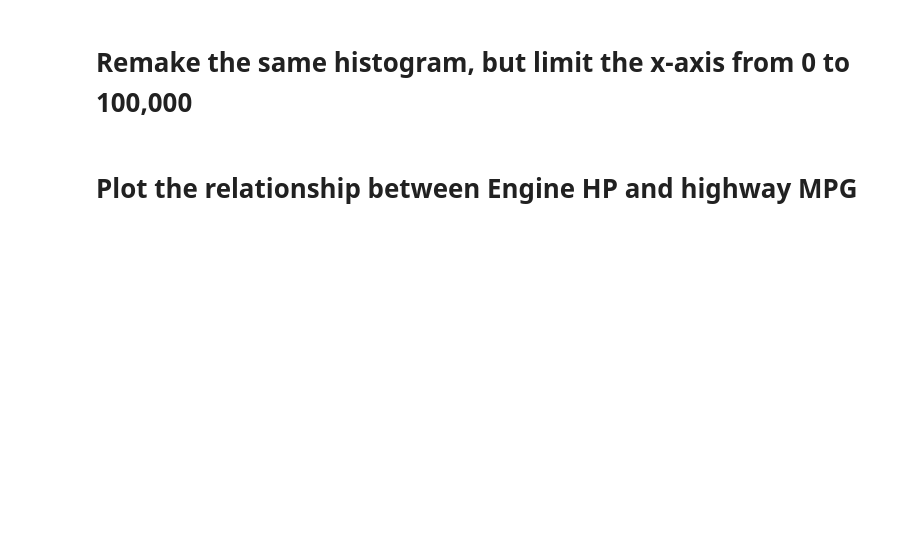
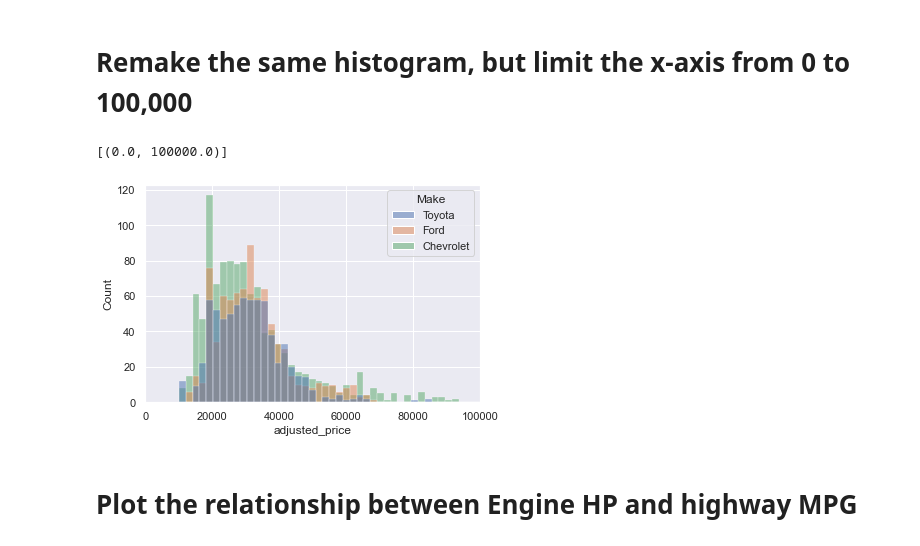
Before and after one commit to deepankarck2/2022-fall-data-science, a Jupyter notebook: Week-02-EDA/Exercise-EDA.ipynb, the cells around one changed output. Cells and saved outputs as stored; diff of their text form; code cells hidden in the pictures; blank space fills up the shorter version.

```diff
--- a/Week-02-EDA/Exercise-EDA.ipynb
+++ b/Week-02-EDA/Exercise-EDA.ipynb
@@ -247,6 +315,11 @@ Make a new column that is called `adjusted_price`, that contains all prices, how
 # Remake the same histogram, but limit the x-axis from 0 to 100,000
 # %%
 # Remake the same histogram, but limit the x-axis from 0 to 100,000
+ax = sns.histplot(data=temp_df, x="adjusted_price", hue="Make")
+ax.set(xlim=(0,100000))
+# %% [output]
+[(0.0, 100000.0)]
+[figure, added]
 # %% [markdown]
 # Plot the relationship between Engine HP and highway MPG
 # %%
```
Also changed, not shown: parts of 20 cells of this notebook.
